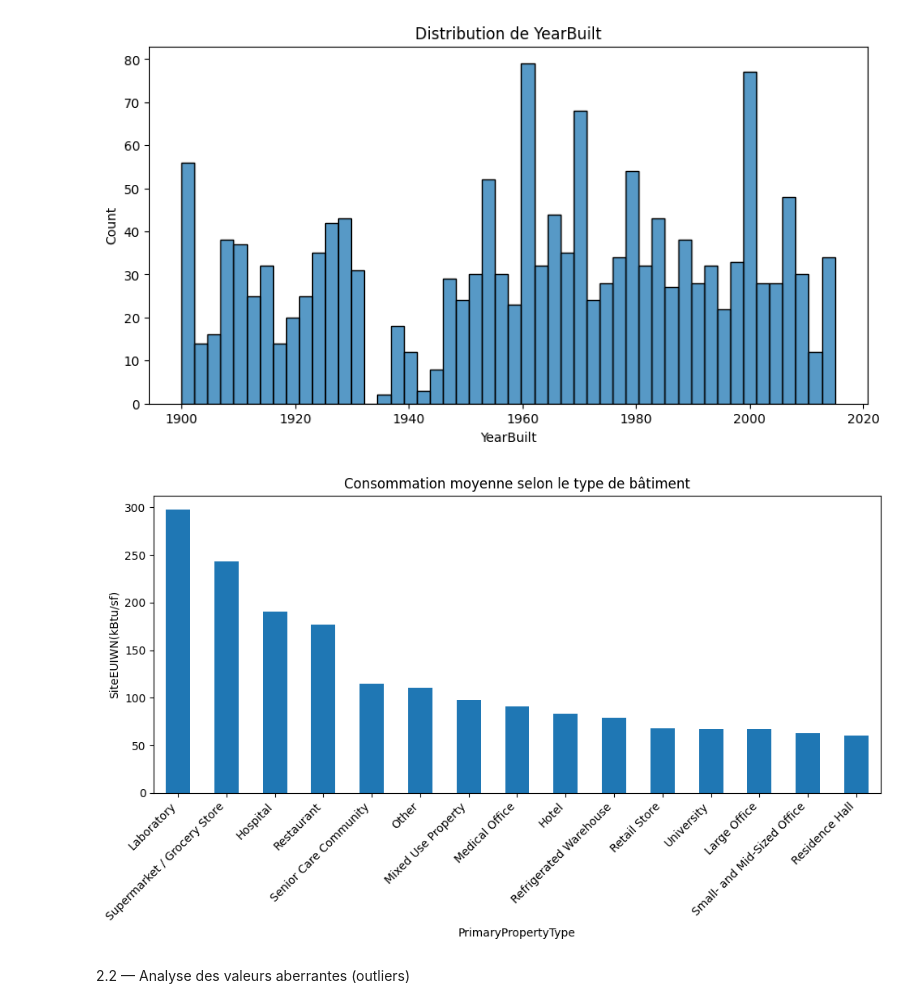
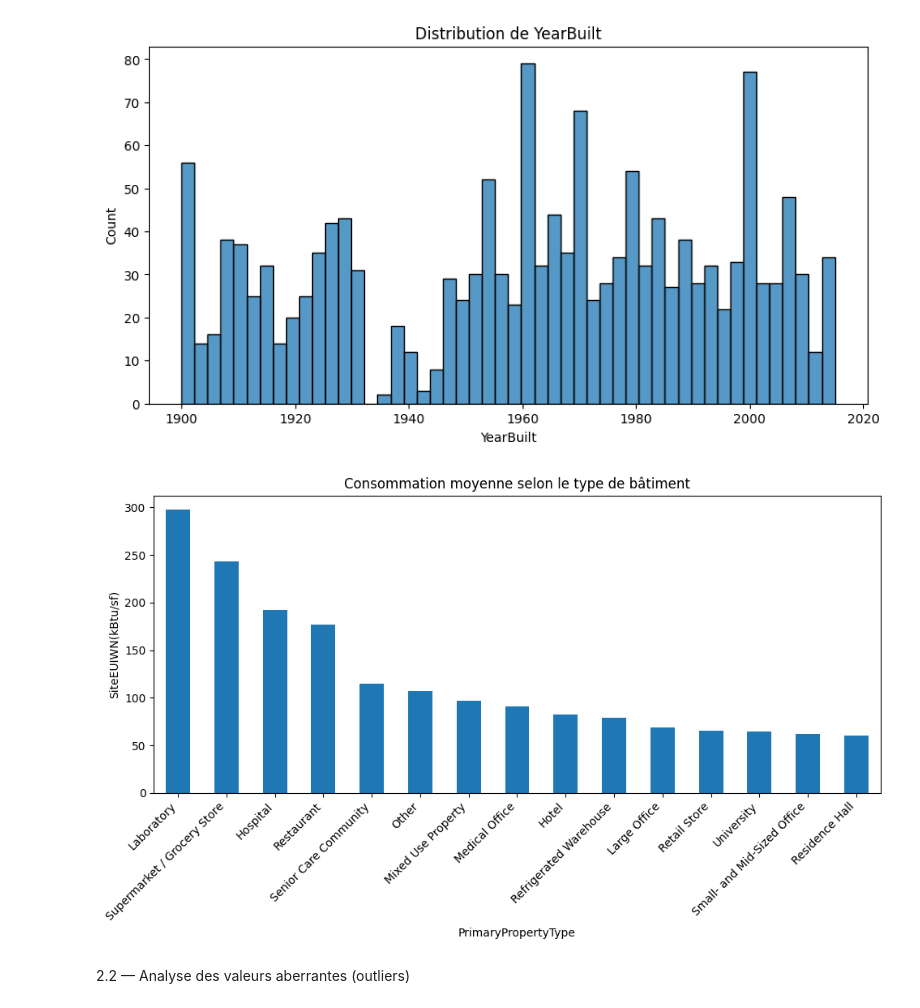
Before and after one commit to Melkia44/P6, a Jupyter notebook: Notebook P6.ipynb, the cells around one changed output. Cells and saved outputs as stored; diff of their text form; code cells hidden in the pictures.

```diff
--- a/Notebook P6.ipynb
+++ b/Notebook P6.ipynb
@@ -227,24 +227,24 @@ plt.show()
 # %%
 import matplotlib.pyplot as plt
 import pandas as pd
 
 target_col = "SiteEUIWN(kBtu/sf)"
 usage_mean = (
-    df_clean
+    df
     .groupby("PrimaryPropertyType")[target_col]
     .mean()
     .sort_values(ascending=False)
 )
 
 plt.figure(figsize=(10, 6))
 usage_mean.head(15).plot(kind="bar")
 plt.title("Consommation moyenne selon le type de bâtiment")
 plt.ylabel(target_col)
 plt.xticks(rotation=45, ha="right")
 plt.tight_layout()
 plt.show()
 # %% [output]
-[figure, old version]
+[figure, new version]
 # %% [markdown]
 
 2.2 — Analyse des valeurs aberrantes (outliers)
```
Also changed, not shown: parts of 14 cells of this notebook, 3 other files.
